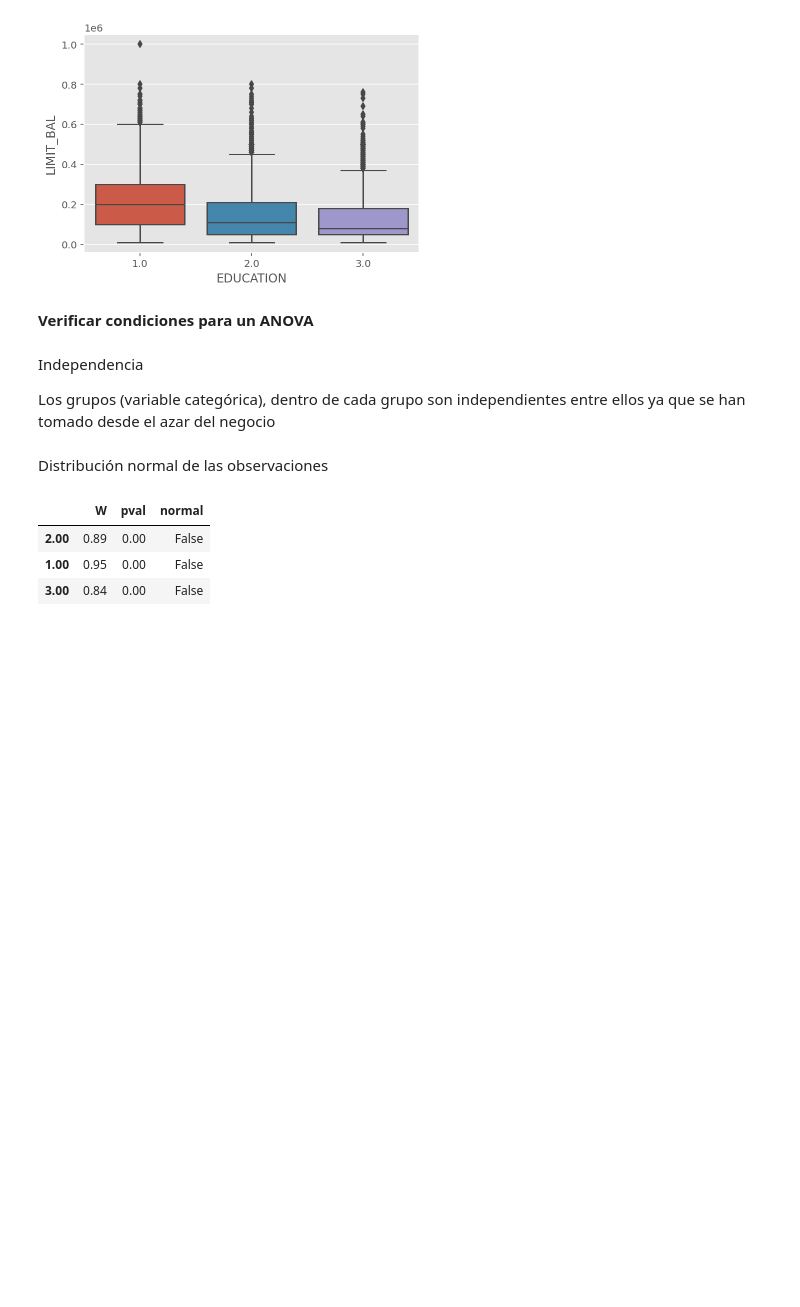
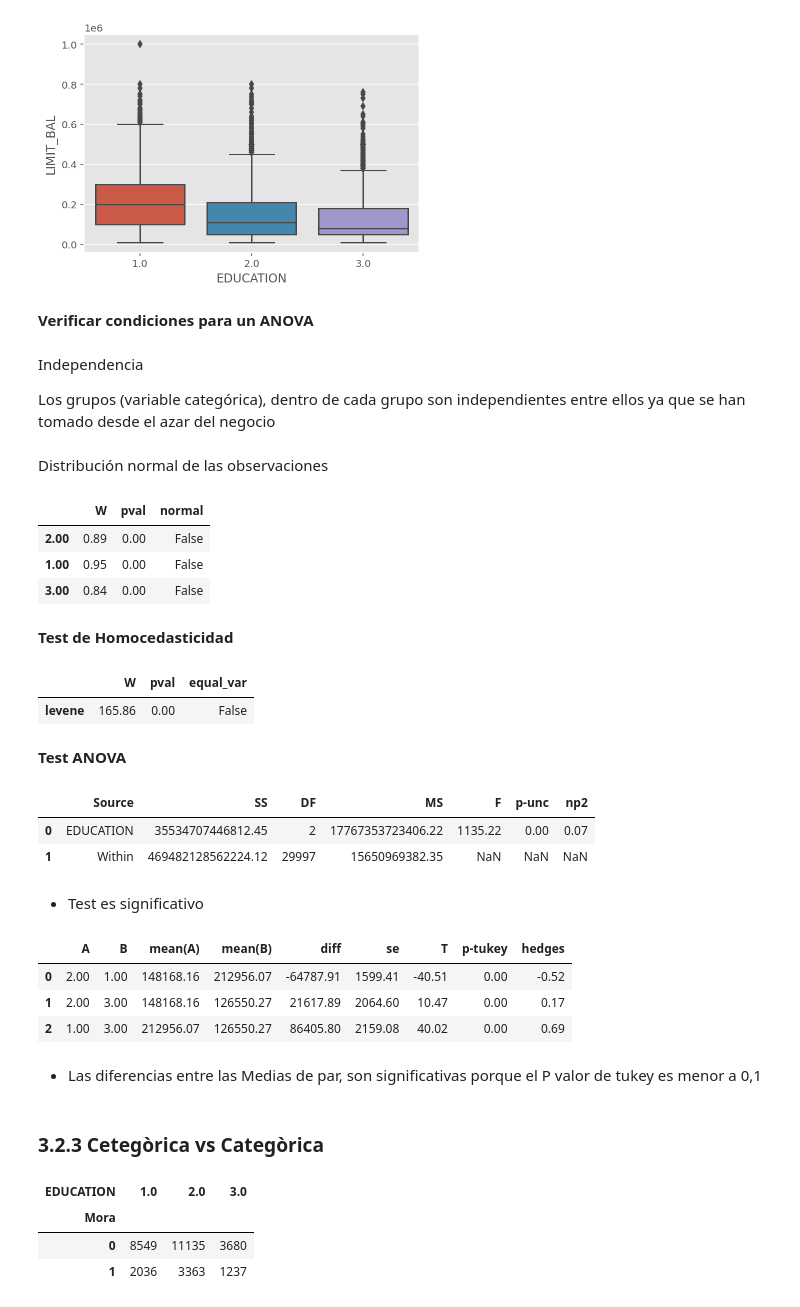
Before and after one commit to Oscar19922017/ProyectoBancoAmerica, a Jupyter notebook: ProyectoBancoAmerica2022.ipynb, the cells around one changed output. Drawn from its saved outputs; the diff is of its cells as text; code cells hidden in the pictures; blank space fills up the shorter version.

```diff
--- a/ProyectoBancoAmerica2022.ipynb
+++ b/ProyectoBancoAmerica2022.ipynb
@@ -881,3 +881,38 @@ pg.normality(data=datos, dv="LIMIT_BAL",group="EDUCATION")
 | 2.00 | 0.89 | 0.00 | False |
 | 1.00 | 0.95 | 0.00 | False |
 | 3.00 | 0.84 | 0.00 | False |
+# %% [markdown]
+**Test de Homocedasticidad**
+# %%
+pg.homoscedasticity(data=datos,dv="LIMIT_BAL",group="EDUCATION",method="levene")
+# %% [output]
+|  | W | pval | equal_var |
+| levene | 165.86 | 0.00 | False |
+# %% [markdown]
+**Test ANOVA**
+# %%
+pg.anova(data=datos,dv="LIMIT_BAL",between="EDUCATION",detailed=True)
+# %% [output]
+|  | Source | SS | DF | MS | F | p-unc | np2 |
+| 0 | EDUCATION | 35534707446812.45 | 2 | 17767353723406.22 | 1135.22 | 0.00 | 0.07 |
+| 1 | Within | 469482128562224.12 | 29997 | 15650969382.35 | NaN | NaN | NaN |
+# %% [markdown]
+* Test es significativo
+# %%
+pg.pairwise_tukey(data=datos,dv="LIMIT_BAL",between="EDUCATION").round(3)
+# %% [output]
+|  | A | B | mean(A) | mean(B) | diff | se | T | p-tukey | hedges |
+| 0 | 2.00 | 1.00 | 148168.16 | 212956.07 | -64787.91 | 1599.41 | -40.51 | 0.00 | -0.52 |
+| 1 | 2.00 | 3.00 | 148168.16 | 126550.27 | 21617.89 | 2064.60 | 10.47 | 0.00 | 0.17 |
+| 2 | 1.00 | 3.00 | 212956.07 | 126550.27 | 86405.80 | 2159.08 | 40.02 | 0.00 | 0.69 |
+# %% [markdown]
+* Las diferencias entre las Medias de par, son significativas porque el P valor de tukey es menor a 0,1
+# %% [markdown]
+### **3.2.3 Cetegòrica vs Categòrica**
+# %%
+pd.crosstab(index=df.Mora,columns=df.EDUCATION)
+# %% [output]
+| EDUCATION | 1.0 | 2.0 | 3.0 |
+| Mora |  |  |  |
+| 0 | 8549 | 11135 | 3680 |
+| 1 | 2036 | 3363 | 1237 |
```
Also changed, not shown: parts of 24 cells of this notebook.
